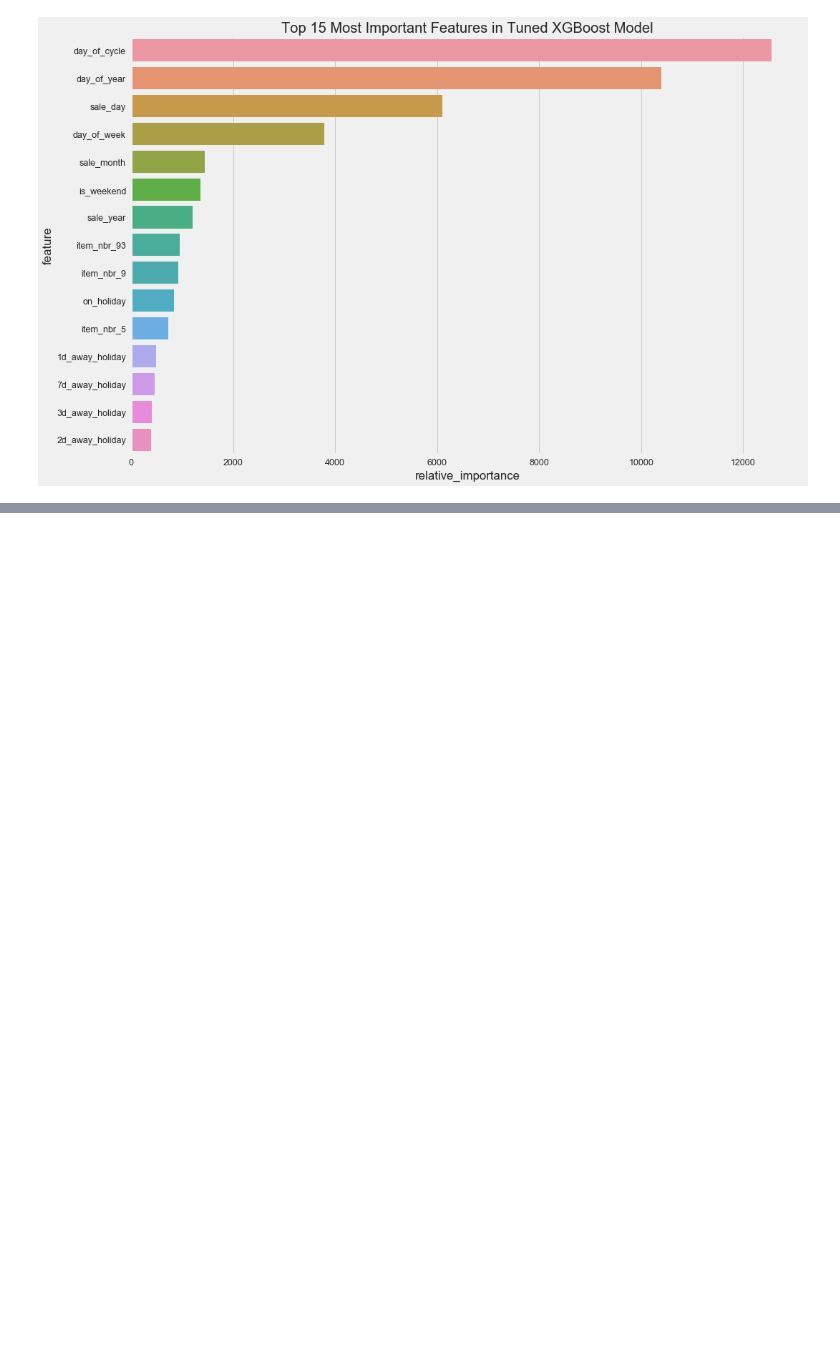
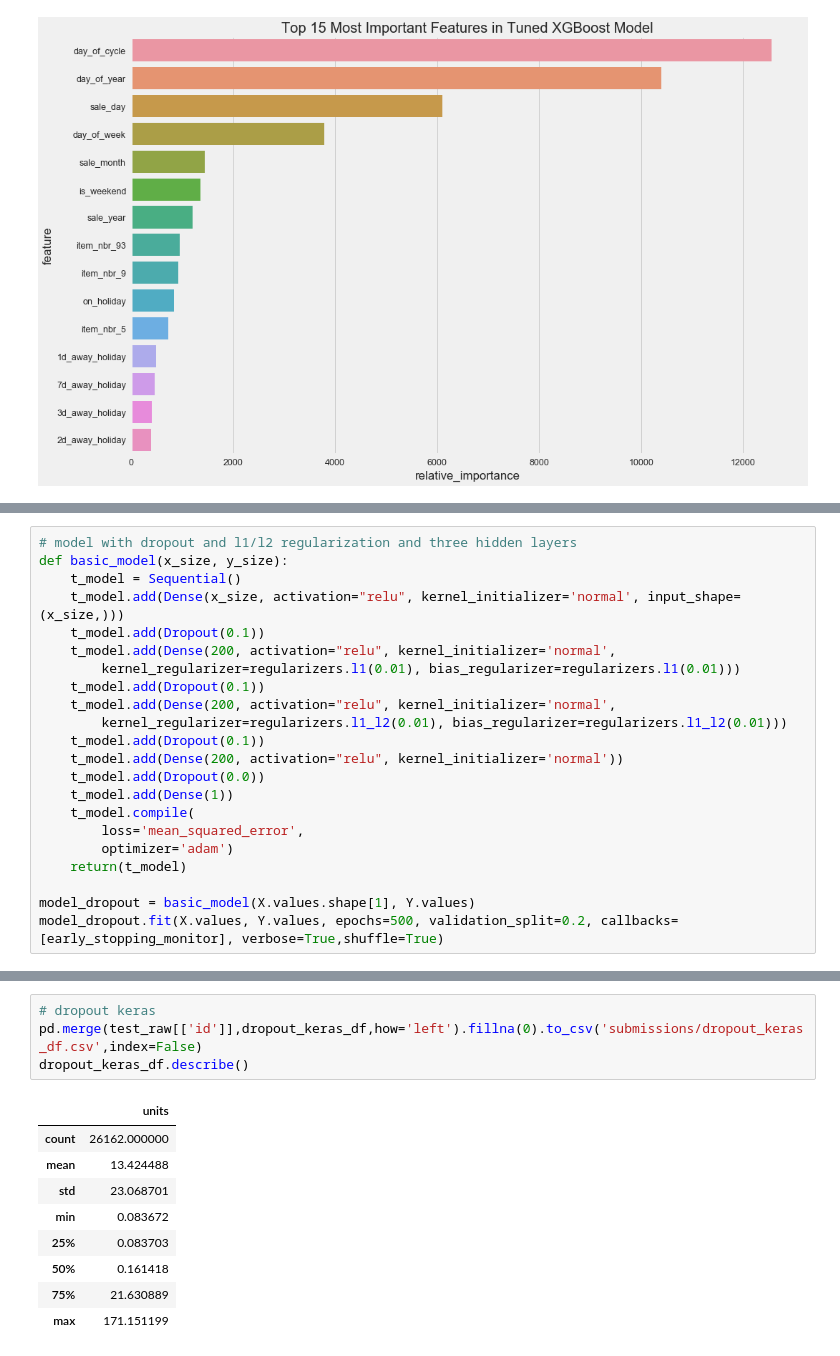
Before and after one commit to IgorKretov/walmart_sales_forecasting, a Jupyter notebook: walmart_sales_forecasting.ipynb, the cells around one changed output, grey strips where cells are left out. Saved outputs shown, nothing was run; the diff lists cells and outputs as text; blank space fills up the shorter version.

```diff
--- a/walmart_sales_forecasting.ipynb
+++ b/walmart_sales_forecasting.ipynb
@@ -434,0 +472,22 @@ All in all, I am content with the results of the model, given the fact that I wo
+# %%
+# model with dropout and l1/l2 regularization and three hidden layers
+def basic_model(x_size, y_size):
+    t_model = Sequential()
+    t_model.add(Dense(x_size, activation="relu", kernel_initializer='normal', input_shape=(x_size,)))
+    t_model.add(Dropout(0.1))
+    t_model.add(Dense(200, activation="relu", kernel_initializer='normal',
+        kernel_regularizer=regularizers.l1(0.01), bias_regularizer=regularizers.l1(0.01)))
+    t_model.add(Dropout(0.1))
+    t_model.add(Dense(200, activation="relu", kernel_initializer='normal',
+        kernel_regularizer=regularizers.l1_l2(0.01), bias_regularizer=regularizers.l1_l2(0.01)))
+    t_model.add(Dropout(0.1))
+    t_model.add(Dense(200, activation="relu", kernel_initializer='normal'))
+    t_model.add(Dropout(0.0))
+    t_model.add(Dense(1))
+    t_model.compile(
+        loss='mean_squared_error',
+        optimizer='adam')
+    return(t_model)
+
+model_dropout = basic_model(X.values.shape[1], Y.values)
+model_dropout.fit(X.values, Y.values, epochs=500, validation_split=0.2, callbacks=[early_stopping_monitor], verbose=True,shuffle=True)
@@ -434,0 +539,14 @@ All in all, I am content with the results of the model, given the fact that I wo
+# %%
+# dropout keras
+pd.merge(test_raw[['id']],dropout_keras_df,how='left').fillna(0).to_csv('submissions/dropout_keras_df.csv',index=False)
+dropout_keras_df.describe()
+# %% [output]
+|  | units |
+| count | 26162.000000 |
+| mean | 13.424488 |
+| std | 23.068701 |
+| min | 0.083672 |
+| 25% | 0.083703 |
+| 50% | 0.161418 |
+| 75% | 21.630889 |
+| max | 171.151199 |
```
Also changed, not shown: parts of 9 cells of this notebook.
